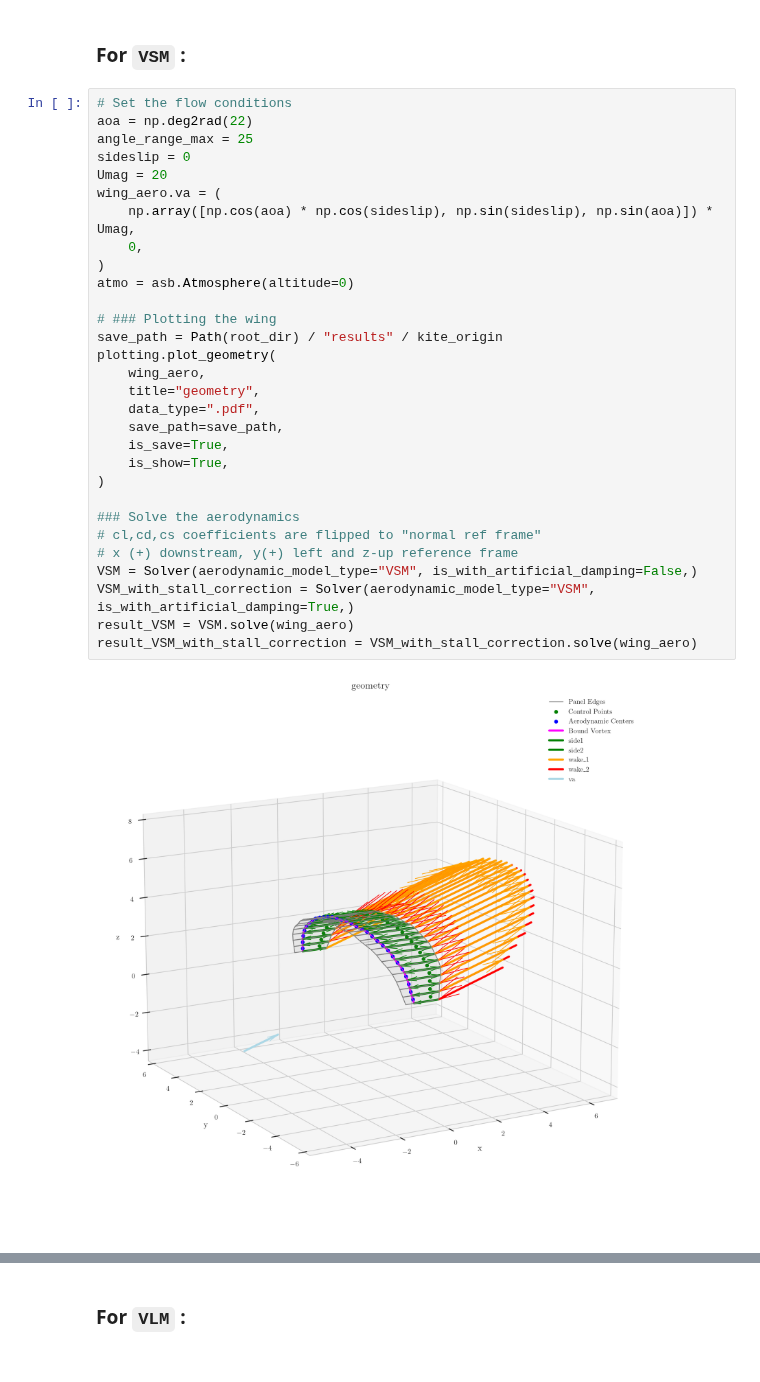
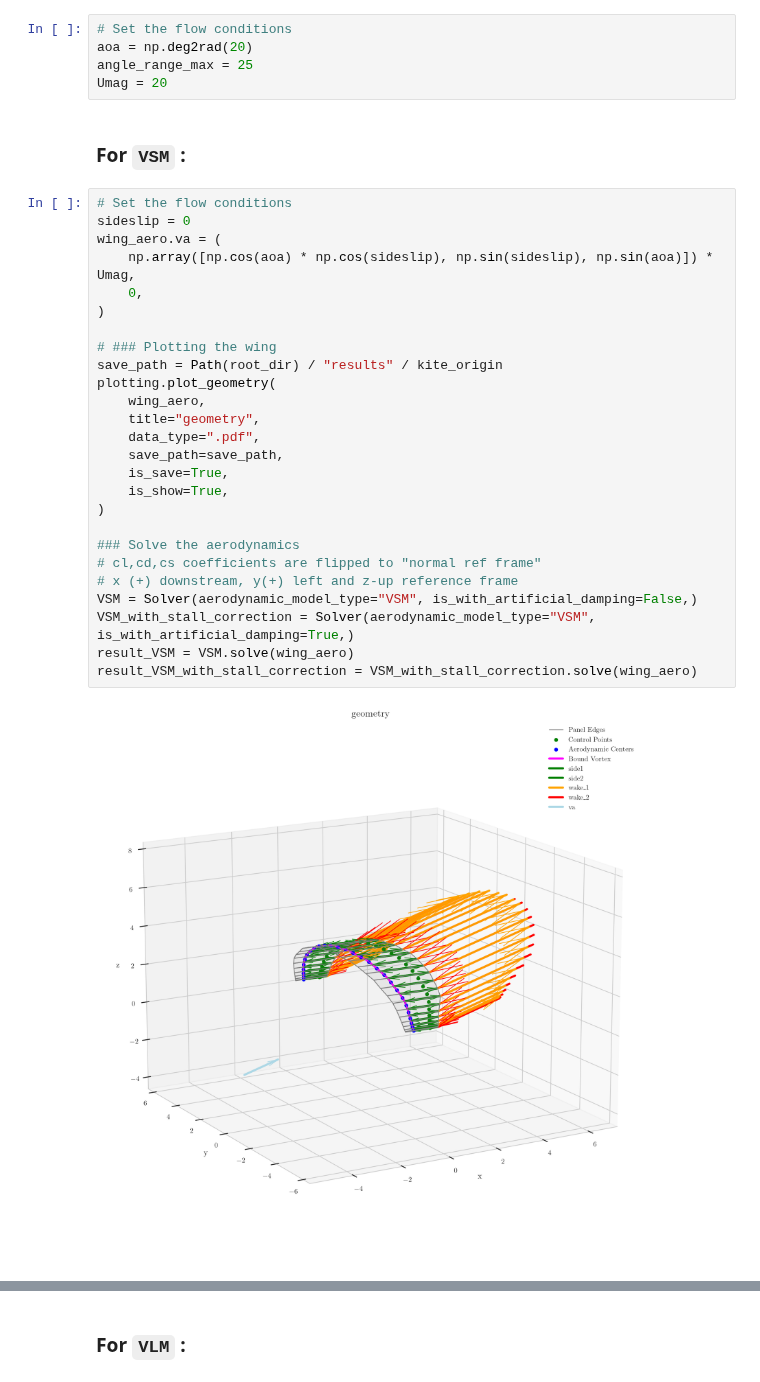
Before and after one commit to RomLmbrt/BEYOND_THE_SEA, a Jupyter notebook: SIMULATION/main_run.ipynb, the cells around one changed output, grey strips where cells are left out. Cells and saved outputs as stored; diff of their text form.

```diff
--- a/SIMULATION/main_run.ipynb
+++ b/SIMULATION/main_run.ipynb
@@ -124,37 +126,38 @@ print(airplane_vlm.wings)
 ## 3. Run the solver, iteratively for multiple angles of attack
 
 We set the `inflow conditions`, `plot` the wing, then solve the `aerodynamics`
+# %%
+# Set the flow conditions
+aoa = np.deg2rad(20)
+angle_range_max = 25
+Umag = 20
 # %% [markdown]
 ### For `VSM` :
 # %%
 # Set the flow conditions
-aoa = np.deg2rad(22)
-angle_range_max = 25
 sideslip = 0
-Umag = 20
 wing_aero.va = (
     np.array([np.cos(aoa) * np.cos(sideslip), np.sin(sideslip), np.sin(aoa)]) * Umag,
     0,
 )
-atmo = asb.Atmosphere(altitude=0)
 
 # ### Plotting the wing
 save_path = Path(root_dir) / "results" / kite_origin
 plotting.plot_geometry(
     wing_aero,
     title="geometry",
     data_type=".pdf",
     save_path=save_path,
     is_save=True,
     is_show=True,
 )
 
 ### Solve the aerodynamics
 # cl,cd,cs coefficients are flipped to "normal ref frame"
 # x (+) downstream, y(+) left and z-up reference frame
 VSM = Solver(aerodynamic_model_type="VSM", is_with_artificial_damping=False,)
 VSM_with_stall_correction = Solver(aerodynamic_model_type="VSM", is_with_artificial_damping=True,)
 result_VSM = VSM.solve(wing_aero)
 result_VSM_with_stall_correction = VSM_with_stall_correction.solve(wing_aero)
 # %% [output]
-[figure, old version]
+[figure, new version]
```
Also changed, not shown: parts of 6 cells of this notebook, 31 other files.
